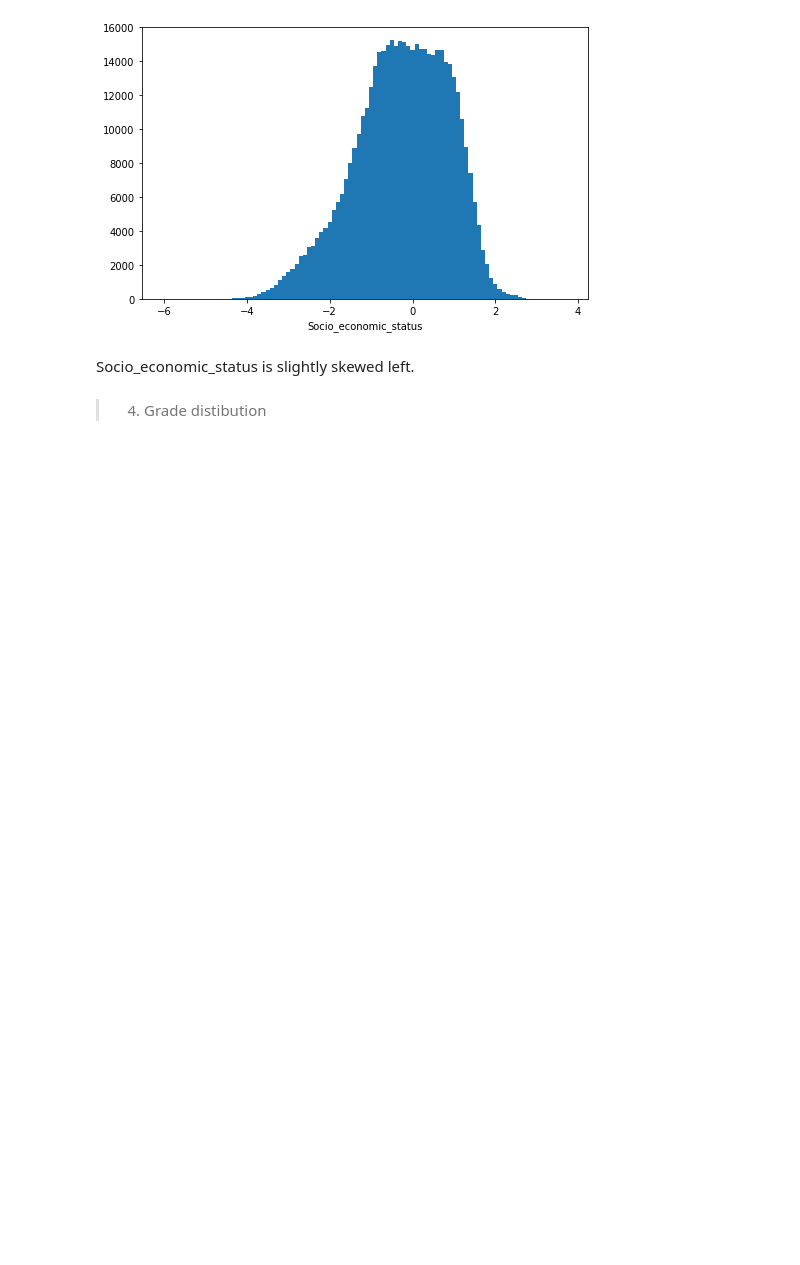
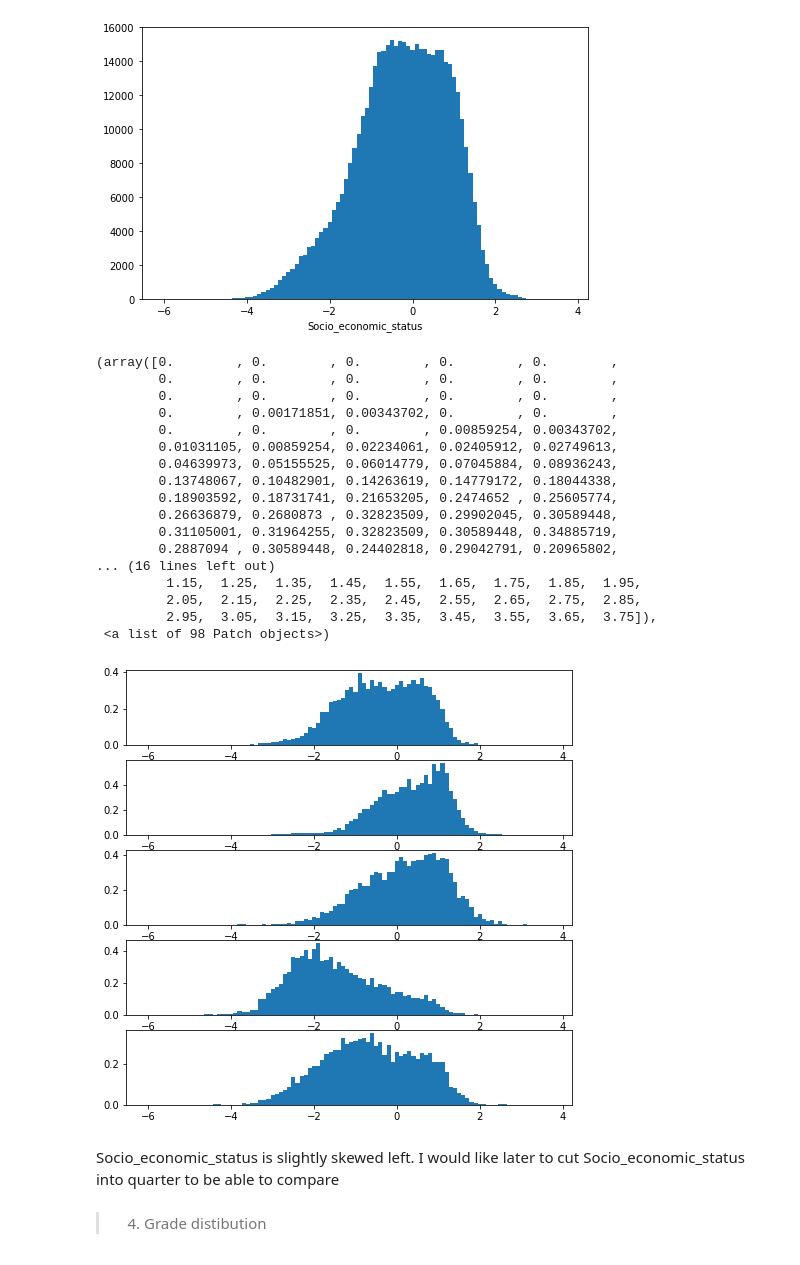
Before and after one commit to Anyra20/CommunicateDataProject, a Jupyter notebook: exploration_template.ipynb, the cells around one changed output. Saved outputs shown, nothing was run; the diff lists cells and outputs as text; code cells hidden in the pictures; blank space fills up the shorter version.

Commit message:
Bivariate exploration phase - added heat and adapted plots

```diff
--- a/exploration_template.ipynb
+++ b/exploration_template.ipynb
@@ -181,6 +173,8 @@ Math Level Score points on the PISA scale
 1 From 357.8 to less than 420.1
 Below level 1 Below 357.8
 # %%
+pisa.Enjoy_math.fillna("Unknown", inplace = True)
+pisa.Enjoy_math.unique()
 pisa.Immigration_status.fillna("Unknown", inplace = True)
 pisa.Immigration_status.unique()
 # %% [output]
@@ -265,5 +259,38 @@ plt.xlabel('Socio_economic_status')
 plt.show()
 # %% [output]
 [figure]
-# %% [markdown]
-Socio_economic_status is slightly skewed left.
+# %%
+plt.figure(figsize = [8, 8]) # larger figure size for subplots
+
+# example of somewhat too-large bin size
+plt.subplot(5, 1, 1)
+plt.hist(data = pisa[pisa['Country'] == 'China-Shanghai'], x = 'Socio_economic_status', bins = bins,density=True)
+plt.subplot(5, 1, 2)
+plt.hist(data = pisa[pisa['Country'] == 'Finland'], x = 'Socio_economic_status', bins = bins,density=True)
+plt.subplot(5, 1, 3)
+plt.hist(data = pisa[pisa['Country'] == 'United States of America'], x = 'Socio_economic_status', bins = bins,density=True)
+plt.subplot(5, 1, 4)
+plt.hist(data = pisa[pisa['Country'] == 'Turkey'], x = 'Socio_economic_status', bins = bins,density=True)
+plt.subplot(5, 1, 5)
+plt.hist(data = pisa[pisa['Country'] == 'Argentina'], x = 'Socio_economic_status', bins = bins,density=True)
+
+#plt.show();
+# %% [output]
+(array([0.        , 0.        , 0.        , 0.        , 0.        ,
+        0.        , 0.        , 0.        , 0.        , 0.        ,
+        0.        , 0.        , 0.        , 0.        , 0.        ,
+        0.        , 0.00171851, 0.00343702, 0.        , 0.        ,
+        0.        , 0.        , 0.        , 0.00859254, 0.00343702,
+        0.01031105, 0.00859254, 0.02234061, 0.02405912, 0.02749613,
+        0.04639973, 0.05155525, 0.06014779, 0.07045884, 0.08936243,
+        0.13748067, 0.10482901, 0.14263619, 0.14779172, 0.18044338,
+        0.18903592, 0.18731741, 0.21653205, 0.2474652 , 0.25605774,
+        0.26636879, 0.2680873 , 0.32823509, 0.29902045, 0.30589448,
+        0.31105001, 0.31964255, 0.32823509, 0.30589448, 0.34885719,
+        0.2887094 , 0.30589448, 0.24402818, 0.29042791, 0.20965802,
+... (16 lines left out)
+         1.15,  1.25,  1.35,  1.45,  1.55,  1.65,  1.75,  1.85,  1.95,
+         2.05,  2.15,  2.25,  2.35,  2.45,  2.55,  2.65,  2.75,  2.85,
+         2.95,  3.05,  3.15,  3.25,  3.35,  3.45,  3.55,  3.65,  3.75]),
+ <a list of 98 Patch objects>)
+[figure, added]
@@ -270,3 +313,5 @@ Socio_economic_status is slightly skewed left.
+# %% [markdown]
+Socio_economic_status is slightly skewed left. I would like later to cut Socio_economic_status into quarter to be able to compare
 # %% [markdown]
 > 4) Grade distibution
 # %%
```
Also changed, not shown: parts of 31 cells of this notebook.
